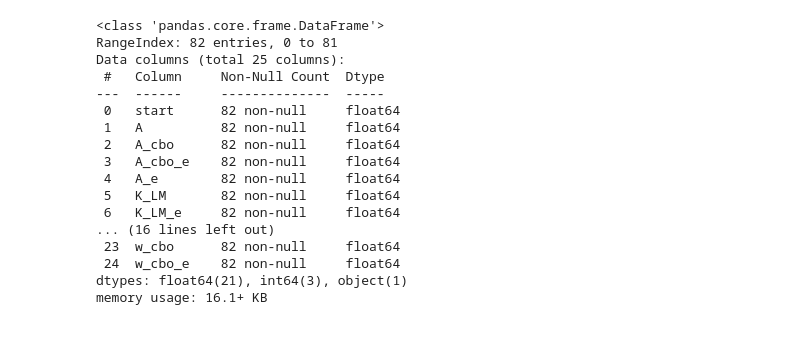
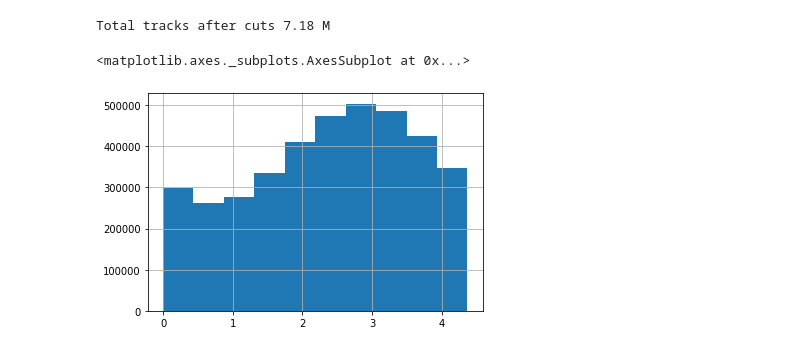
Before and after one commit to glukicov/EDMTracking, a Jupyter notebook: JupyterNB/Misc.ipynb, the cells around one changed output. Cells and saved outputs as stored; diff of their text form; code cells hidden in the pictures.

Commit message:
EDM with data

```diff
--- a/JupyterNB/Misc.ipynb
+++ b/JupyterNB/Misc.ipynb
@@ -31,3 +5,9 @@ import sys
 sys.path.append('../CommonUtils/') # https://github.com/glukicov/EDMTracking/tree/master/CommonUtils
 import CommonUtils as cu
 font_size=16
+import matplotlib.pyplot as plt
+
+g2period = 4.365411
+font_size=14
+ds_name="60h"
+station=12
@@ -109,20 +14,29 @@ data=pd.read_csv("../DATA/scans/scan.csv")
-# %%
-data.info()
-# %% [output]
-<class 'pandas.core.frame.DataFrame'>
-RangeIndex: 82 entries, 0 to 81
-Data columns (total 25 columns):
- #   Column     Non-Null Count  Dtype
----  ------     --------------  -----
- 0   start      82 non-null     float64
- 1   A          82 non-null     float64
- 2   A_cbo      82 non-null     float64
- 3   A_cbo_e    82 non-null     float64
- 4   A_e        82 non-null     float64
- 5   K_LM       82 non-null     float64
- 6   K_LM_e     82 non-null     float64
-... (16 lines left out)
- 23  w_cbo      82 non-null     float64
- 24  w_cbo_e    82 non-null     float64
-dtypes: float64(21), int64(3), object(1)
-memory usage: 16.1+ KB
+# %%
+# data_hdf = pd.read_hdf("../DATA/HDF/EDM/HK.h5")   #open skimmed
+data_hdf = pd.read_hdf("../DATA/HDF/EDM/60h.h5")   #open skimmed
+# data_hdf = pd.read_hdf("../DATA/HDF/Sim/Sim.h5")   #open skimmed
+# %%
+mom_cut = ( (data_hdf['trackMomentum'] > 1800) & (data_hdf['trackMomentum'] < 3100) ) # MeV
+time_cut =( (data_hdf['trackT0'] > 30.56) & (data_hdf['trackT0'] <450) ) # MeV
+data_hdf=data_hdf[mom_cut & time_cut]
+data_hdf=data_hdf.reset_index() # reset index from 0 after cuts
+print("Total tracks after cuts", round(data_hdf.shape[0]/1e6,2), "M")
+# %% [output]
+Total tracks after cuts 7.18 M
+# %%
+# calculate variables for plotting
+p=data_hdf['trackMomentum']
+py=data_hdf['trackMomentumY']
+t=data_hdf['trackT0']
+theta_y_mrad = np.arctan2(py, p)*1e3 # rad -> mrad
+mod_times = cu.get_g2_mod_time(t, g2period) # Module the g-2 oscillation time
+data_hdf['mod_times']=mod_times # add to the data frame
+data_hdf['theta_y_mrad']=theta_y_mrad # add to the data frame
+data = [ data_hdf[data_hdf['station'] == 12], data_hdf[data_hdf['station'] == 18] ]
+data_station=data[0]
+ang=data_station['theta_y_mrad']
+# %%
+data_station['mod_times'].hist()
+# %% [output]
+<matplotlib.axes._subplots.AxesSubplot at 0x...>
+[figure, added]
```
Also changed, not shown: parts of 12 cells of this notebook, 2 other files.
